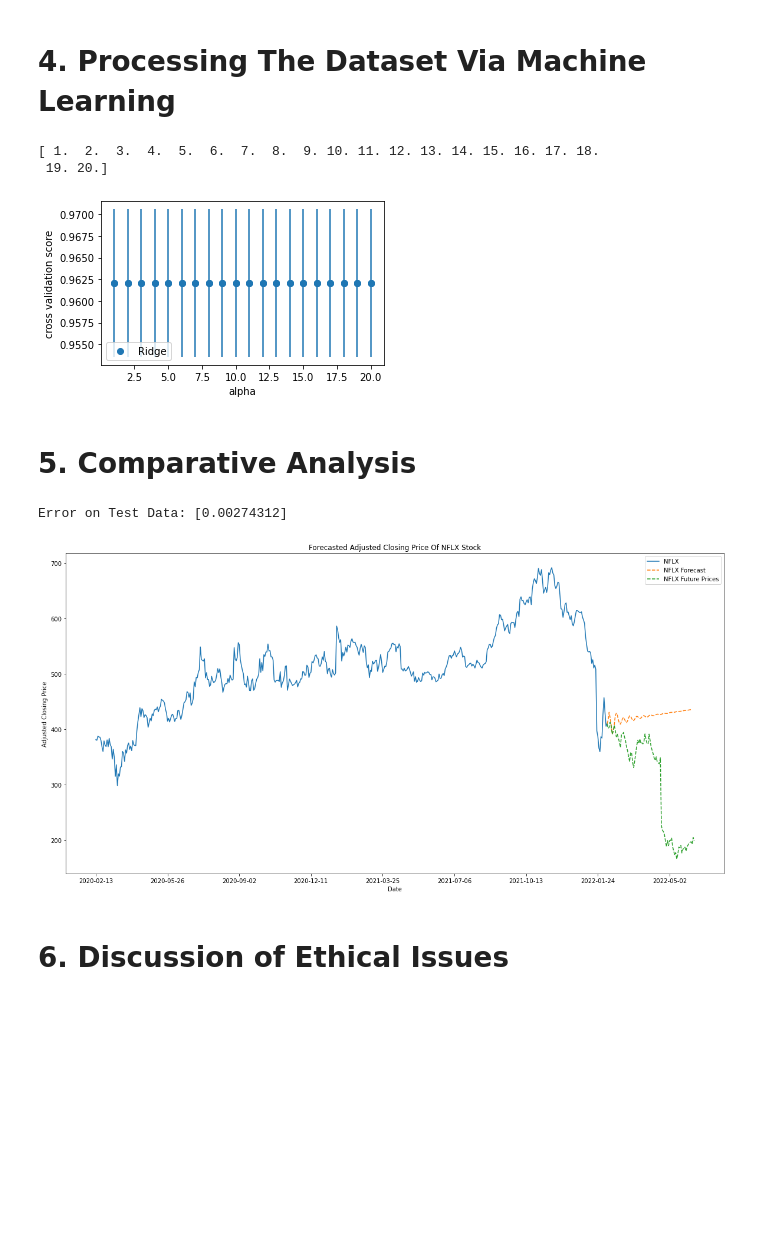
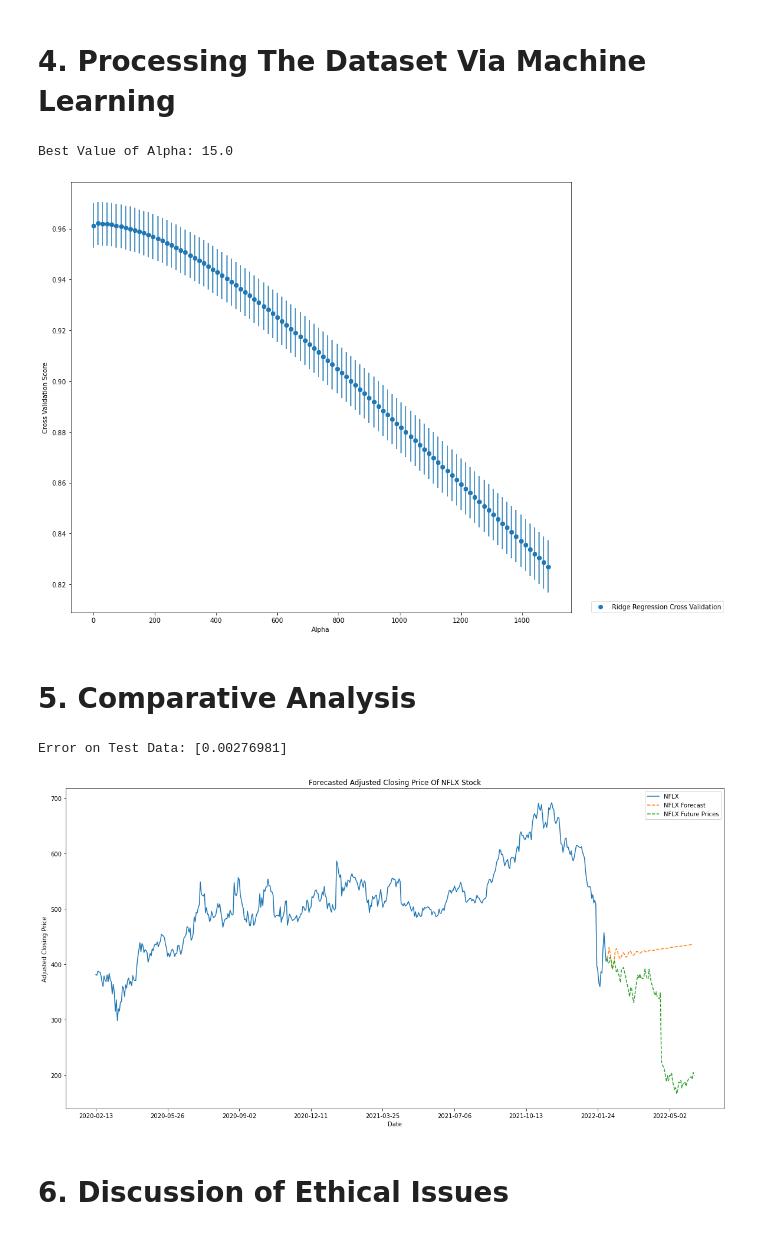
Before and after one commit to Ravi-Raghavan/ECE_443_Term_Project, a Jupyter notebook: NetflixStockPrices.ipynb, the cells around one changed output. Drawn from its saved outputs; the diff is of its cells as text; code cells hidden in the pictures; blank space fills up the shorter version.

Commit message:
Linear Regression model

```diff
--- a/NetflixStockPrices.ipynb
+++ b/NetflixStockPrices.ipynb
@@ -155,12 +155,12 @@ Y = netflix_stock_prices[["Adj Close"]].to_numpy() #Create Y
 Y = Y[window_size + 2: ] #Choose relevant labels
 
 X_train, X_test, Y_train, Y_test = train_test_split(X, Y, random_state=104, test_size=0.20, shuffle=True) #split data into train/test
-X_train, X_validation, Y_train, Y_validation = train_test_split(X_train, Y_train, random_state = 104, test_size = 0.25, shuffle = True) #split training data into train/validation
+#X_train, X_validation, Y_train, Y_validation = train_test_split(X_train, Y_train, random_state = 104, test_size = 0.25, shuffle = True) #split training data into train/validation
 
 # use the fit_transform API to simultaneously compute mean and center data
 datascaler = sklpp.StandardScaler() #initialize Standard Scaler object
 X_train = datascaler.fit_transform(X_train) #fit it to training data and transform
-X_validation = datascaler.transform(X_validation) #transform validation data
+#X_validation = datascaler.transform(X_validation) #transform validation data
 X_test = datascaler.transform(X_test) #transform test data
 
 #solve PCA problem to capture at least roughly 90% energy
@@ -190,7 +190,7 @@ ax.xaxis.set_major_locator(mticker.IndexLocator( base = 1, offset = 0))
 
 pca = skldecomp.PCA(n_components = 2, svd_solver = 'full')  #initialize PCA object with 4 components
 X_train = pca.inverse_transform(pca.fit_transform(X_train)) #map training data points onto PCA subspace
-X_validation = pca.inverse_transform(pca.transform(X_validation)) #map validation data points onto same PCA subspace
+#X_validation = pca.inverse_transform(pca.transform(X_validation)) #map validation data points onto same PCA subspace
 X_test = pca.inverse_transform(pca.transform(X_test)) #map test data points onto same PCA subspace
 # %% [output]
 [79.14789140182056, 99.11090488975582, 99.97397004084726, 100.0, 100.0]
@@ -226,32 +226,26 @@ In order to determine whether PCA was needed on my data matrix, I calculated the
 # %%
 plt.figure(figsize=(15, 10))
 
 alphas = np.linspace(0, 1500, 100, endpoint = False)
-models = [Ridge(alpha).fit(X_train, Y_train) for alpha in alphas]
 
-training_errors = [model.score(X_train, Y_train) for model, alpha in zip(models, alphas)]
-test_errors = [model.score(X_test, Y_test) for model, alpha in zip(models, alphas)]
+mean_scores = [cross_val_score(Ridge(alpha), X_train, Y_train).mean() for alpha in alphas]
+std_scores = [cross_val_score(Ridge(alpha), X_train, Y_train).std() for alpha in alphas]
+best_alpha = alphas[np.argmax(mean_scores)]
 
-mean_scores = [cross_val_score(model, X_validation, Y_validation).mean() for model, alpha in zip(models, alphas)]
-std_scores = [cross_val_score(model, X_validation, Y_validation).std() for model, alpha in zip(models, alphas)]
-best_alpha = alphas[np.argmax(mean_scores)]
 print(f"Best Value of Alpha: {best_alpha}")
 
 
 plt.scatter(alphas, mean_scores, label= "Ridge Regression Cross Validation")
 plt.errorbar(alphas, mean_scores, std_scores, fmt = "o")
-plt.plot(alphas, training_errors, '-o', label = "Ridge Regression Training Error")
-plt.plot(alphas, test_errors, '-o', label = "Ridge Regression Test Error")
 plt.legend(loc = (1.04, 0))
 plt.xlabel('Alpha')
 plt.ylabel('Cross Validation Score')
 plt.tight_layout()
 plt.show()
 model1 = Ridge(best_alpha).fit(X_train, Y_train) #fit a Linear Regression model to the data
 # %% [output]
-[ 1.  2.  3.  4.  5.  6.  7.  8.  9. 10. 11. 12. 13. 14. 15. 16. 17. 18.
- 19. 20.]
+Best Value of Alpha: 15.0
-[figure, old version]
+[figure, new version]
 # %% [markdown]
 # **5. Comparative Analysis**
 # %%
@@ -310,7 +304,7 @@ ax.legend()
 
 plt.show()
 # %% [output]
-Error on Test Data: [0.00274312]
+Error on Test Data: [0.00276981]
 [figure]
 # %% [markdown]
 # **6. Discussion of Ethical Issues**
```
